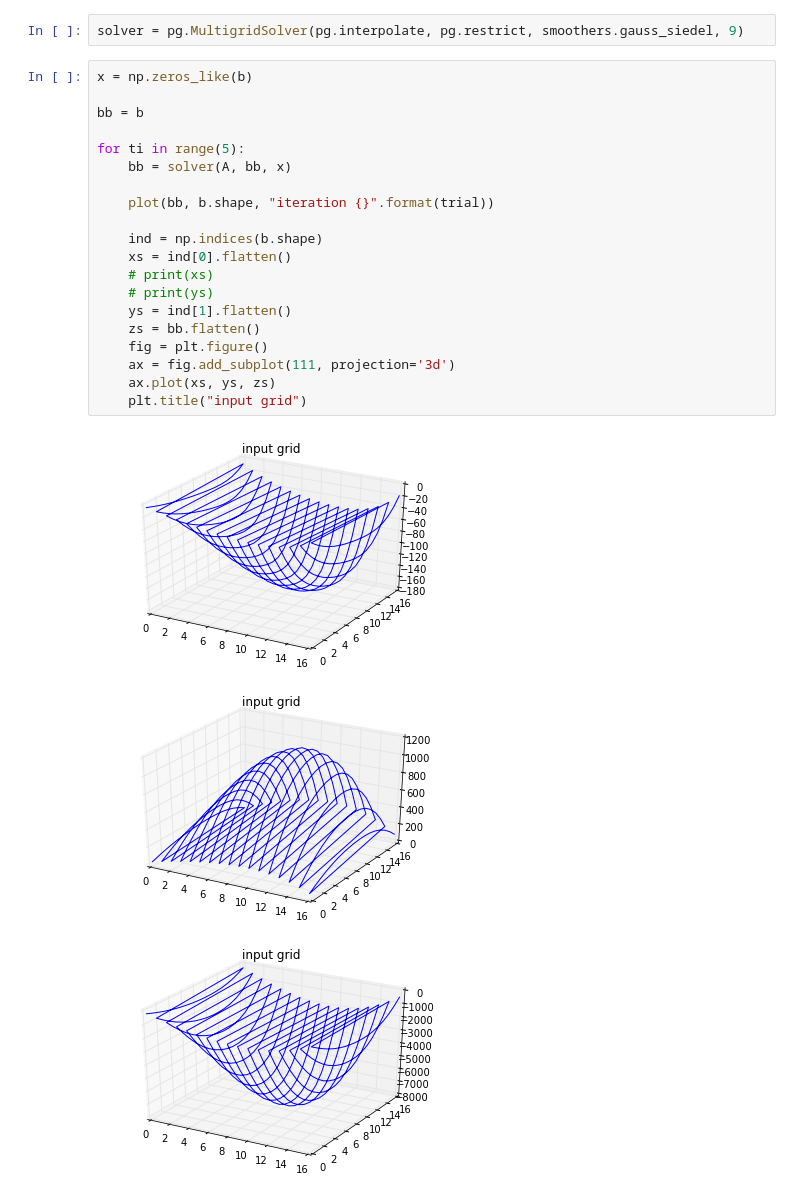
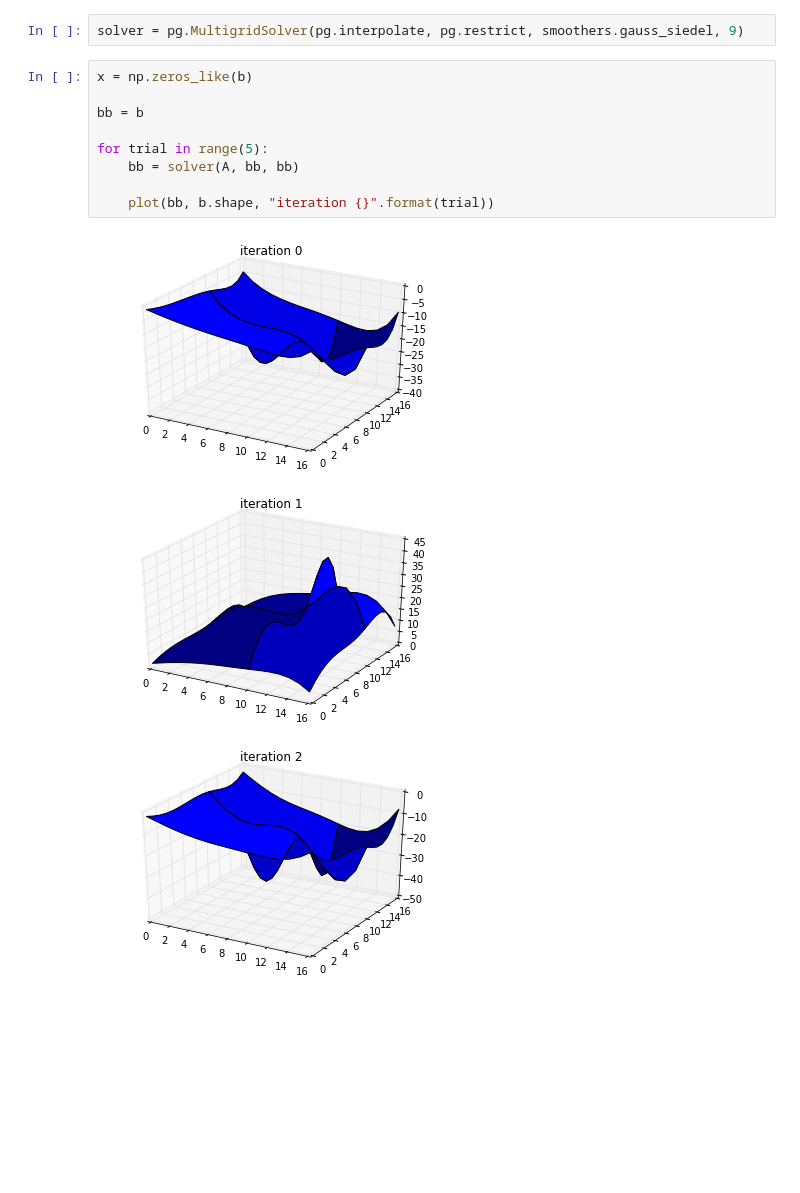
Before and after one commit to ucb-sejits/pygmg, a Jupyter notebook: hpgmg/finite_volume/hpgmg view.ipynb, the cells around one changed output. Cells and saved outputs as stored; diff of their text form; blank space fills up the shorter version.

```diff
--- a/hpgmg/finite_volume/hpgmg view.ipynb
+++ b/hpgmg/finite_volume/hpgmg view.ipynb
@@ -50,24 +39,13 @@ solver = pg.MultigridSolver(pg.interpolate, pg.restrict, smoothers.gauss_siedel,
 # %%
 x = np.zeros_like(b)
 
 bb = b
 
-for ti in range(5):
-    bb = solver(A, bb, x)
+for trial in range(5):
+    bb = solver(A, bb, bb)
 
     plot(bb, b.shape, "iteration {}".format(trial))
-
-    ind = np.indices(b.shape)
-    xs = ind[0].flatten()
-    # print(xs)
-    # print(ys)
-    ys = ind[1].flatten()
-    zs = bb.flatten()
-    fig = plt.figure()
-    ax = fig.add_subplot(111, projection='3d')
-    ax.plot(xs, ys, zs)
-    plt.title("input grid")
 # %% [output]
-[figure, old version]
+[figure, new version]
-[figure, old version]
+[figure, new version]
-[figure, old version]
+[figure, new version]
```
Also changed, not shown: parts of 3 cells of this notebook.
